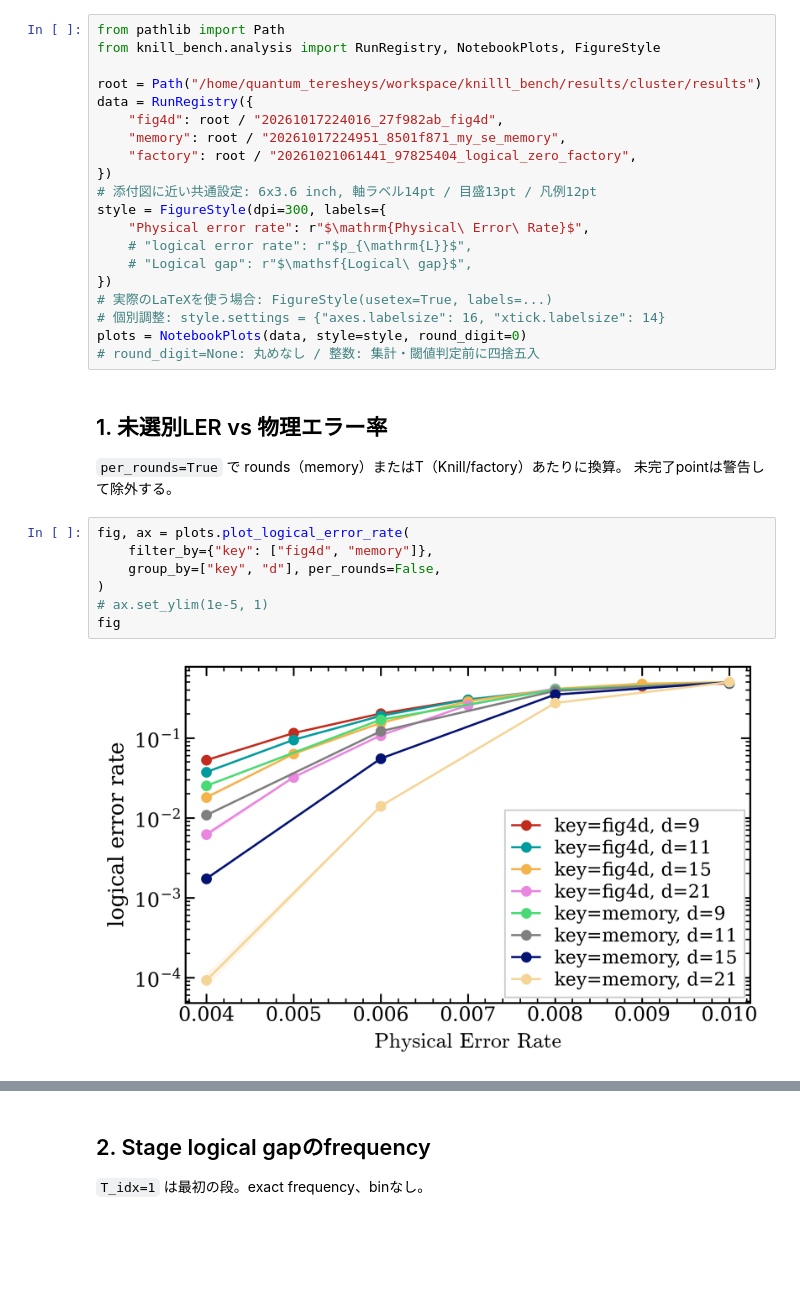
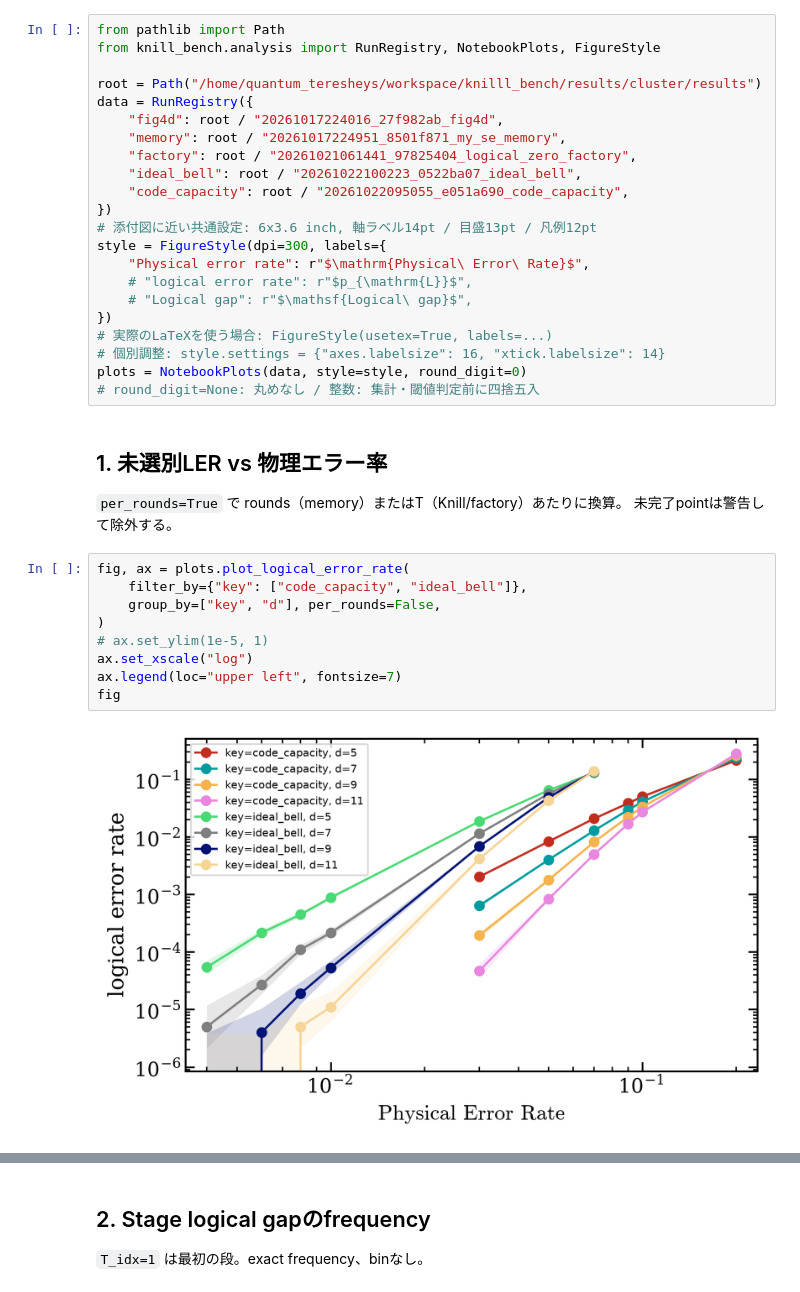
Before and after one commit to AKTKN/knill_bench, a Jupyter notebook: notebooks/saved_figures.ipynb, the cells around one changed output, grey strips where cells are left out. Cells and saved outputs as stored; diff of their text form; blank space fills up the shorter version.

```diff
--- a/notebooks/saved_figures.ipynb
+++ b/notebooks/saved_figures.ipynb
@@ -13,6 +13,8 @@ data = RunRegistry({
     "fig4d": root / "20261017224016_27f982ab_fig4d",
     "memory": root / "20261017224951_8501f871_my_se_memory",
     "factory": root / "20261021061441_97825404_logical_zero_factory",
+    "ideal_bell": root / "20261022100223_0522ba07_ideal_bell",
+    "code_capacity": root / "20261022095055_e051a690_code_capacity",
 })
 # 添付図に近い共通設定: 6x3.6 inch, 軸ラベル14pt / 目盛13pt / 凡例12pt
 style = FigureStyle(dpi=300, labels={
@@ -30,10 +32,12 @@ plots = NotebookPlots(data, style=style, round_digit=0)
 未完了pointは警告して除外する。
 # %%
 fig, ax = plots.plot_logical_error_rate(
-    filter_by={"key": ["fig4d", "memory"]},
+    filter_by={"key": ["code_capacity", "ideal_bell"]},
     group_by=["key", "d"], per_rounds=False,
 )
 # ax.set_ylim(1e-5, 1)
+ax.set_xscale("log")
+ax.legend(loc="upper left", fontsize=7)
 fig
 # %% [output]
-[figure, old version]
+[figure, new version]
```
Also changed, not shown: parts of 2 cells of this notebook, 1 other file.
